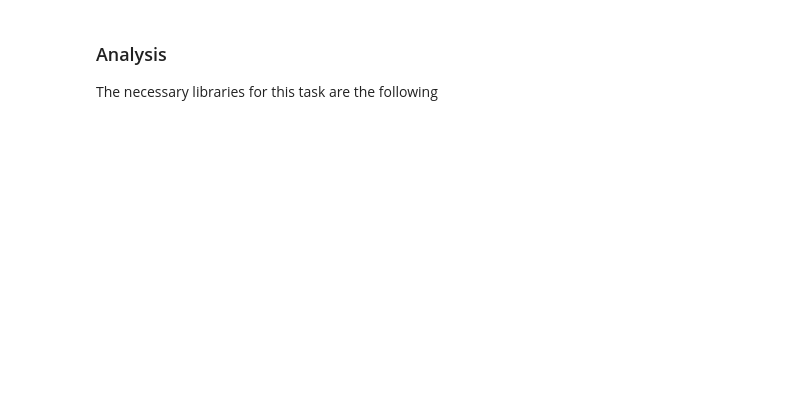
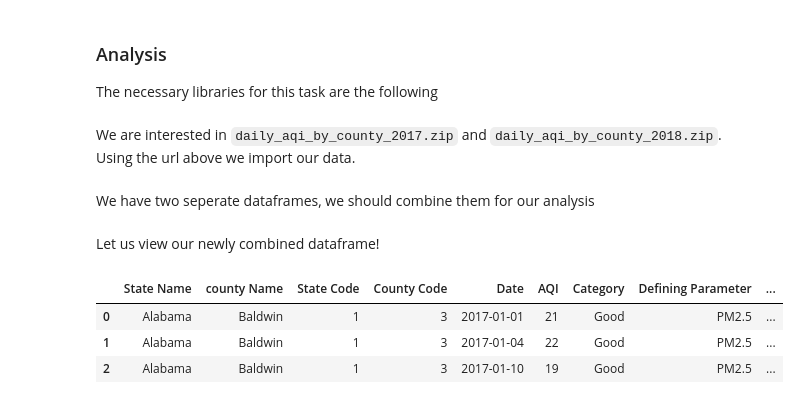
Before and after one commit to hazelvaq/EDS220-Task3-Presentation-Ready, a Jupyter notebook: hwk4-task3.ipynb, the cells around one changed output. Drawn from its saved outputs; the diff is of its cells as text; code cells hidden in the pictures; blank space fills up the shorter version.

```diff
--- a/hwk4-task3.ipynb
+++ b/hwk4-task3.ipynb
@@ -39,3 +42,25 @@ The necessary libraries for this task are the following
 import pandas as pd
 # import matplotlib for colors
 import matplotlib.pyplot as plt
+# %% [markdown]
+We are interested in `daily_aqi_by_county_2017.zip` and `daily_aqi_by_county_2018.zip`. Using the url above we import our data.
+# %%
+# read in 2017 Daily AQI by County data
+aqi_17 = pd.read_csv("https://aqs.epa.gov/aqsweb/airdata/daily_aqi_by_county_2017.zip")
+
+# read in 2018 Daily AQI by County data
+aqi_18 = pd.read_csv("https://aqs.epa.gov/aqsweb/airdata/daily_aqi_by_county_2018.zip")
+# %% [markdown]
+We have two seperate dataframes, we should combine them for our analysis
+# %%
+# "Glue" aqi_17 and aqi_18
+aqi = pd.concat([aqi_17,aqi_18])
+# %% [markdown]
+Let us view our newly combined dataframe!
+# %%
+aqi.head(3)
+# %% [output]
+|  | State Name | county Name | State Code | County Code | Date | AQI | Category | Defining Parameter | ... |
+| 0 | Alabama | Baldwin | 1 | 3 | 2017-01-01 | 21 | Good | PM2.5 | ... |
+| 1 | Alabama | Baldwin | 1 | 3 | 2017-01-04 | 22 | Good | PM2.5 | ... |
+| 2 | Alabama | Baldwin | 1 | 3 | 2017-01-10 | 19 | Good | PM2.5 | ... |
```
Also changed, not shown: parts of 16 cells of this notebook.
